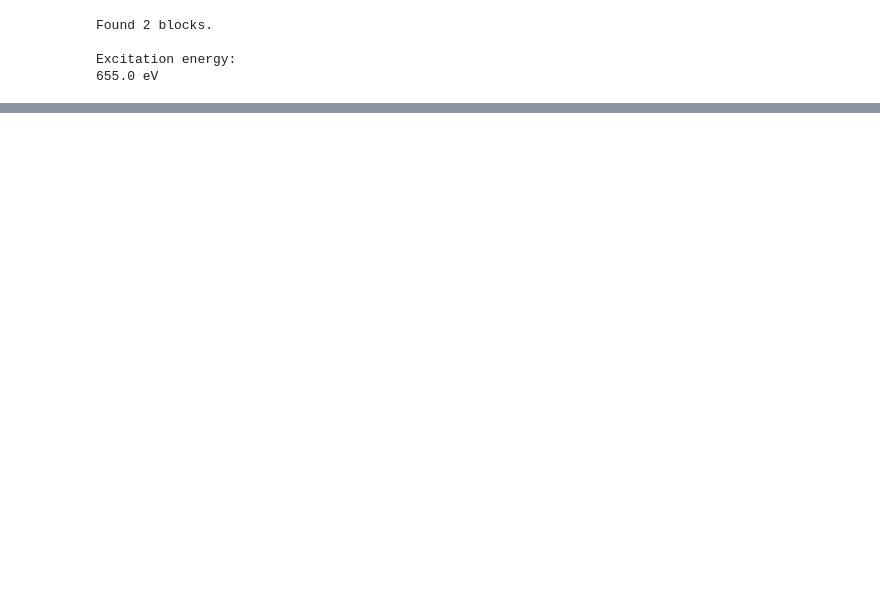
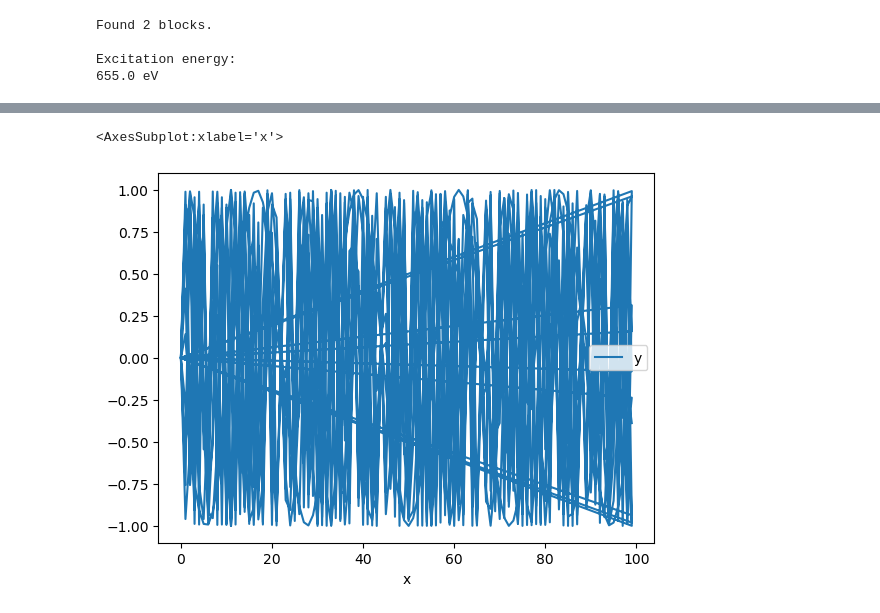
Before and after one commit to picklerixs/meitner, a Jupyter notebook: xarray_test.ipynb, the cells around one changed output, grey strips where cells are left out. Saved outputs shown, nothing was run; the diff lists cells and outputs as text; code cells hidden in the pictures; blank space fills up the shorter version.

```diff
--- a/xarray_test.ipynb
+++ b/xarray_test.ipynb
@@ -204,0 +181,5 @@ fit1.xps['d0'].ds.plot.scatter(x='be',y='model_no_bg',ax=ax)
+# %%
+df.plot(x='x',y='y')
+# %% [output]
+<AxesSubplot:xlabel='x'>
+[figure, added]
```
Also changed, not shown: parts of 16 cells of this notebook, 1 other file.
